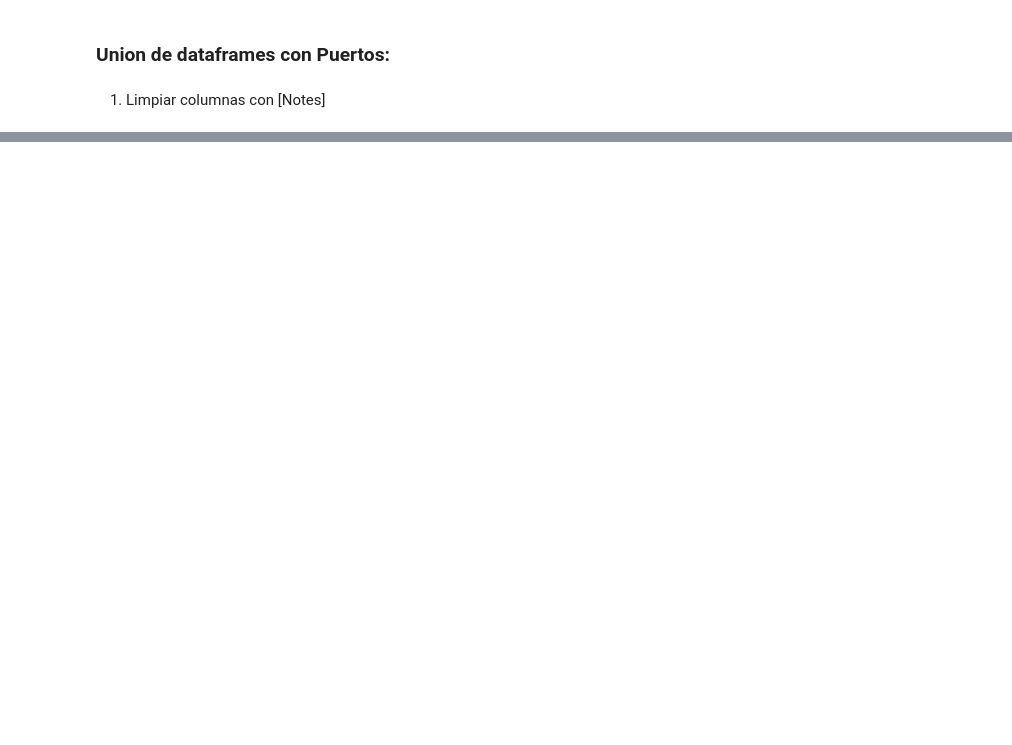
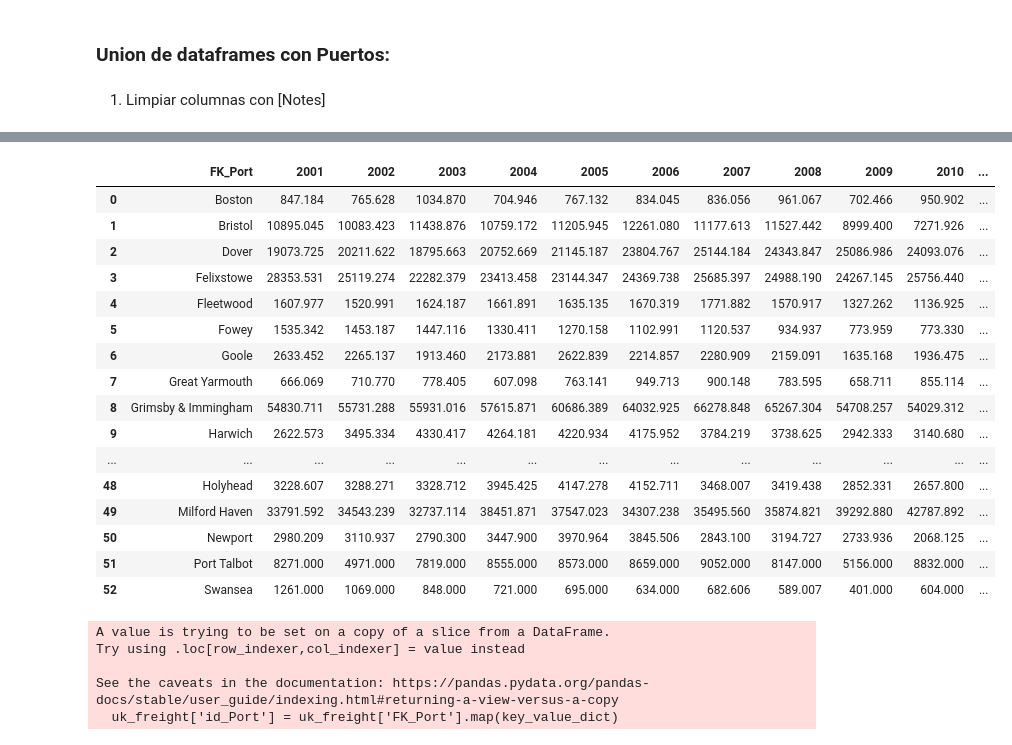
Before and after one commit to GonzaloLopezS/TFM_AFI_2025, a Jupyter notebook: AAA_code/ports_UK_EDA.ipynb, the cells around one changed output, grey strips where cells are left out. Cells and saved outputs as stored; diff of their text form; code cells hidden in the pictures; blank space fills up the shorter version.

```diff
--- a/AAA_code/ports_UK_EDA.ipynb
+++ b/AAA_code/ports_UK_EDA.ipynb
@@ -81,0 +193,31 @@ Incluir los ficheros extraidos del zip
+# %%
+uk_freight = uk_ports_freight.iloc[:, [1] + list(range(3, len(uk_ports_freight.columns)-1))]
+uk_freight.rename(columns={'FK_Port':'Port'}, inplace=True)
+# %%
+uk_freight
+# %% [output]
+|  | FK_Port | 2001 | 2002 | 2003 | 2004 | 2005 | 2006 | 2007 | 2008 | 2009 | 2010 | ... |
+| 0 | Boston | 847.184 | 765.628 | 1034.870 | 704.946 | 767.132 | 834.045 | 836.056 | 961.067 | 702.466 | 950.902 | ... |
+| 1 | Bristol | 10895.045 | 10083.423 | 11438.876 | 10759.172 | 11205.945 | 12261.080 | 11177.613 | 11527.442 | 8999.400 | 7271.926 | ... |
+| 2 | Dover | 19073.725 | 20211.622 | 18795.663 | 20752.669 | 21145.187 | 23804.767 | 25144.184 | 24343.847 | 25086.986 | 24093.076 | ... |
+| 3 | Felixstowe | 28353.531 | 25119.274 | 22282.379 | 23413.458 | 23144.347 | 24369.738 | 25685.397 | 24988.190 | 24267.145 | 25756.440 | ... |
+| 4 | Fleetwood | 1607.977 | 1520.991 | 1624.187 | 1661.891 | 1635.135 | 1670.319 | 1771.882 | 1570.917 | 1327.262 | 1136.925 | ... |
+| 5 | Fowey | 1535.342 | 1453.187 | 1447.116 | 1330.411 | 1270.158 | 1102.991 | 1120.537 | 934.937 | 773.959 | 773.330 | ... |
+| 6 | Goole | 2633.452 | 2265.137 | 1913.460 | 2173.881 | 2622.839 | 2214.857 | 2280.909 | 2159.091 | 1635.168 | 1936.475 | ... |
+| 7 | Great Yarmouth | 666.069 | 710.770 | 778.405 | 607.098 | 763.141 | 949.713 | 900.148 | 783.595 | 658.711 | 855.114 | ... |
+| 8 | Grimsby & Immingham | 54830.711 | 55731.288 | 55931.016 | 57615.871 | 60686.389 | 64032.925 | 66278.848 | 65267.304 | 54708.257 | 54029.312 | ... |
+| 9 | Harwich | 2622.573 | 3495.334 | 4330.417 | 4264.181 | 4220.934 | 4175.952 | 3784.219 | 3738.625 | 2942.333 | 3140.680 | ... |
+| ... | ... | ... | ... | ... | ... | ... | ... | ... | ... | ... | ... | ... |
+| 48 | Holyhead | 3228.607 | 3288.271 | 3328.712 | 3945.425 | 4147.278 | 4152.711 | 3468.007 | 3419.438 | 2852.331 | 2657.800 | ... |
+| 49 | Milford Haven | 33791.592 | 34543.239 | 32737.114 | 38451.871 | 37547.023 | 34307.238 | 35495.560 | 35874.821 | 39292.880 | 42787.892 | ... |
+| 50 | Newport | 2980.209 | 3110.937 | 2790.300 | 3447.900 | 3970.964 | 3845.506 | 2843.100 | 3194.727 | 2733.936 | 2068.125 | ... |
+| 51 | Port Talbot | 8271.000 | 4971.000 | 7819.000 | 8555.000 | 8573.000 | 8659.000 | 9052.000 | 8147.000 | 5156.000 | 8832.000 | ... |
+| 52 | Swansea | 1261.000 | 1069.000 | 848.000 | 721.000 | 695.000 | 634.000 | 682.606 | 589.007 | 401.000 | 604.000 | ... |
+# %%
+uk_freight['id_Port'] = uk_freight['FK_Port'].map(key_value_dict)
+# %% [output]
+A value is trying to be set on a copy of a slice from a DataFrame.
+Try using .loc[row_indexer,col_indexer] = value instead
+
+See the caveats in the documentation: https://pandas.pydata.org/pandas-docs/stable/user_guide/indexing.html#returning-a-view-versus-a-copy
+  uk_freight['id_Port'] = uk_freight['FK_Port'].map(key_value_dict)
```
Also changed, not shown: parts of 31 cells of this notebook, 9 other files.
